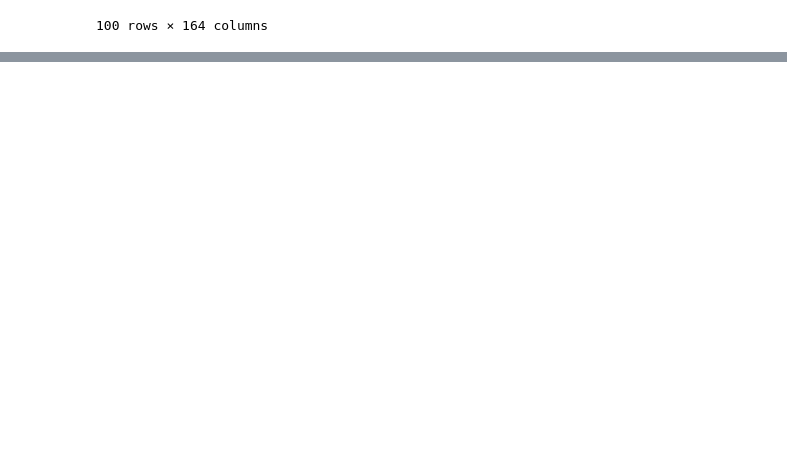
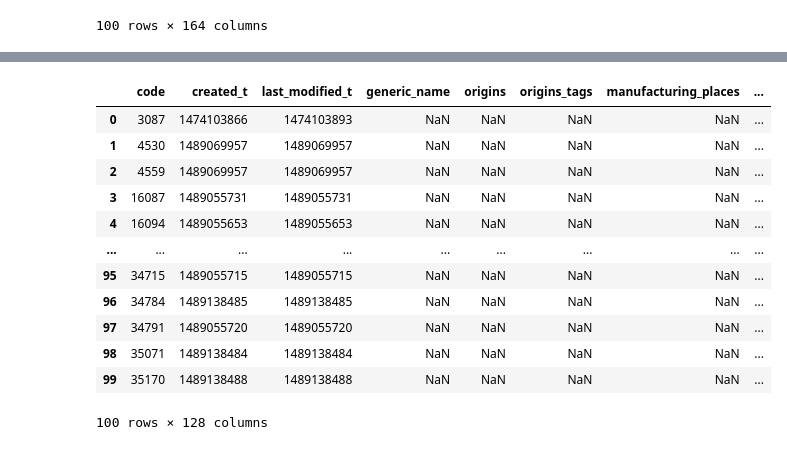
Before and after one commit to XinruYang/Data-Science-Bootcamp-21, a Jupyter notebook: week10_ML_competition_pca_kmeans/day1_gridsearch_pipelines/exercises/1.analysis.ipynb, the cells around one changed output, grey strips where cells are left out. Cells and saved outputs as stored; diff of their text form; code cells hidden in the pictures; blank space fills up the shorter version.

```diff
--- a/week10_ML_competition_pca_kmeans/day1_gridsearch_pipelines/exercises/1.analysis.ipynb
+++ b/week10_ML_competition_pca_kmeans/day1_gridsearch_pipelines/exercises/1.analysis.ipynb
@@ -33,0 +26,2 @@ memory usage: 128.2+ KB
+# %%
+df.drop("Unnamed: 0", axis=1, inplace=True)
@@ -33,0 +56,18 @@ memory usage: 128.2+ KB
+# %%
+numerics = ['int16', 'int32', 'int64', 'float16', 'float32', 'float64']
+newdf = df.select_dtypes(include=numerics)
+newdf
+# %% [output]
+|  | code | created_t | last_modified_t | generic_name | origins | origins_tags | manufacturing_places | ... |
+| 0 | 3087 | 1474103866 | 1474103893 | NaN | NaN | NaN | NaN | ... |
+| 1 | 4530 | 1489069957 | 1489069957 | NaN | NaN | NaN | NaN | ... |
+| 2 | 4559 | 1489069957 | 1489069957 | NaN | NaN | NaN | NaN | ... |
+| 3 | 16087 | 1489055731 | 1489055731 | NaN | NaN | NaN | NaN | ... |
+| 4 | 16094 | 1489055653 | 1489055653 | NaN | NaN | NaN | NaN | ... |
+| ... | ... | ... | ... | ... | ... | ... | ... | ... |
+| 95 | 34715 | 1489055715 | 1489055715 | NaN | NaN | NaN | NaN | ... |
+| 96 | 34784 | 1489138485 | 1489138485 | NaN | NaN | NaN | NaN | ... |
+| 97 | 34791 | 1489055720 | 1489055720 | NaN | NaN | NaN | NaN | ... |
+| 98 | 35071 | 1489138484 | 1489138484 | NaN | NaN | NaN | NaN | ... |
+| 99 | 35170 | 1489138488 | 1489138488 | NaN | NaN | NaN | NaN | ... |
+100 rows × 128 columns
```
Also changed, not shown: parts of 7 cells of this notebook, 8 other files.
